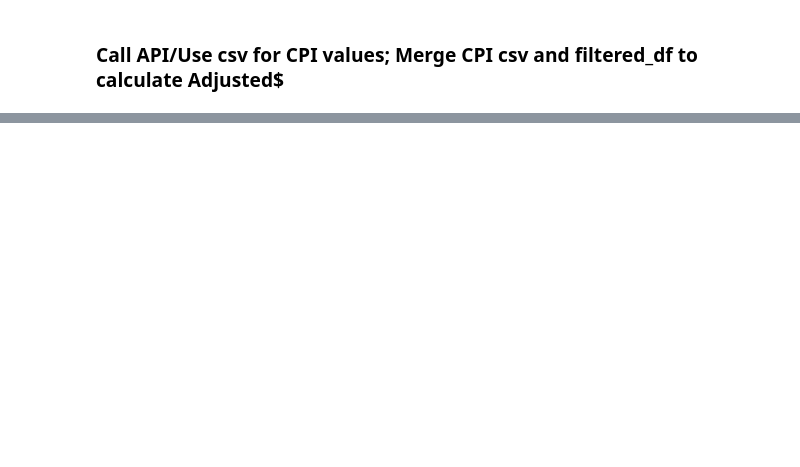
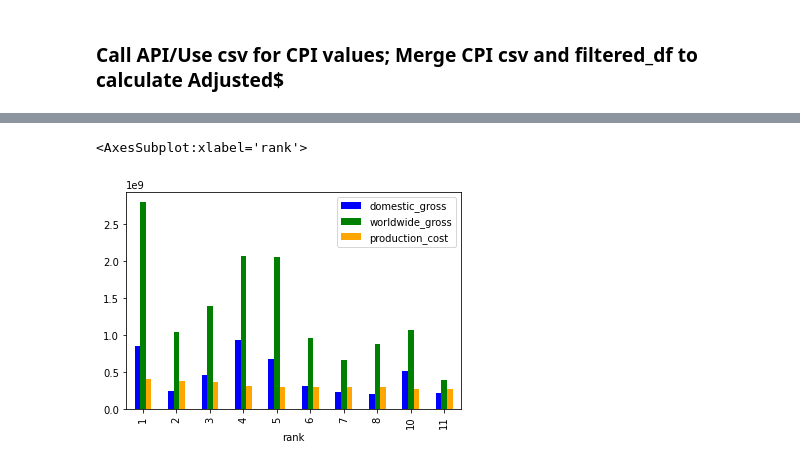
Before and after one commit to geethakan/proj1-eda-top500movies, a Jupyter notebook: MoviesPy/moviepy.ipynb, the cells around one changed output, grey strips where cells are left out. Saved outputs shown, nothing was run; the diff lists cells and outputs as text; code cells hidden in the pictures; blank space fills up the shorter version.

```diff
--- a/MoviesPy/moviepy.ipynb
+++ b/MoviesPy/moviepy.ipynb
@@ -174,0 +398,7 @@ movies_df.head()
+# %%
+#Grouped Bar Plot
+stacked_df = movies_df[['Year', 'production_cost', 'domestic_gross','worldwide_gross','rank']]
+stacked_df=movies_df.nsmallest(10, ['rank'])
+#stacked_df.sort_values(by=['rank'])
+stacked_df.sort_index(axis=1)
+stacked_df
@@ -175,3 +419,12 @@ movies_df.head()
+# %%
+#Grouped Bar Plot: Rank Vs, Production cost, domemstic gross, worldwide gross
+df_small = stacked_df.loc[:,["rank", "domestic_gross", "worldwide_gross", "production_cost"]].set_index('rank')
+df_small.head()
+
+df_small.plot(kind = "bar", color = ["blue", "green", "orange"])
+# %% [output]
+<AxesSubplot:xlabel='rank'>
+[figure, added]
 # %%
 #Stacked Bar plot, Budget Vs domestic_gross and worldwide gross for top 25 movies
 movies_df['binned'] = pd.cut(movies_df['production_cost'], bins=[0,100000000,200000000,285000000,385000000,50000000000])
```
Also changed, not shown: parts of 60 cells of this notebook, 9 other files.
